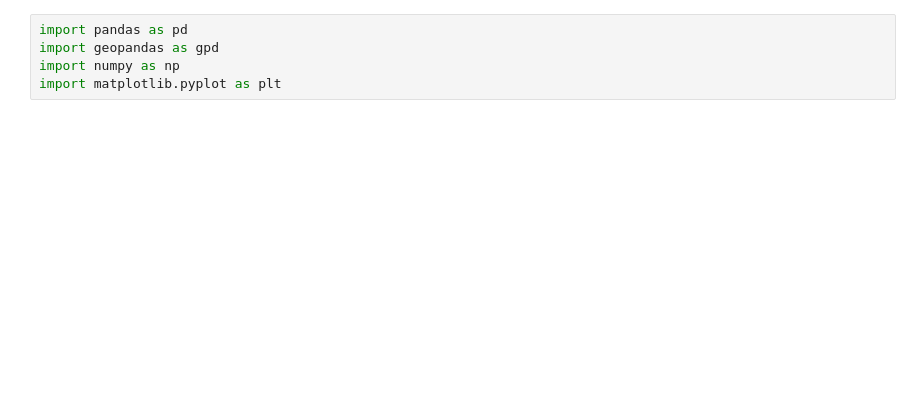
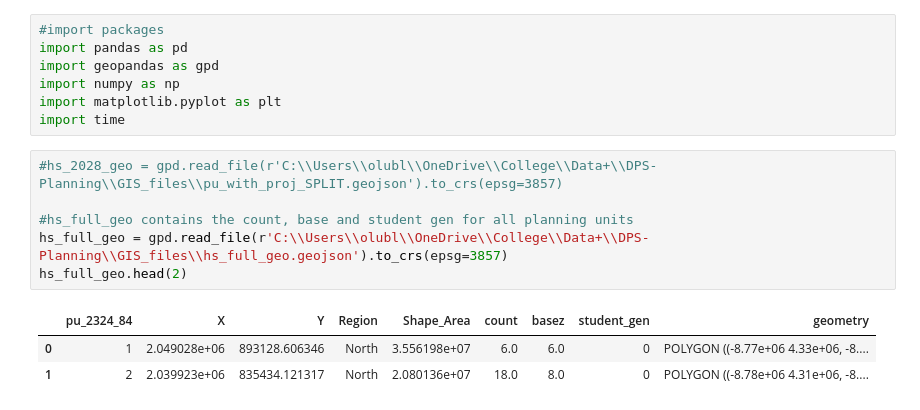
Before and after one commit to olublin/DPS-Planning, a Jupyter notebook: heuristic_add.ipynb, the cells around one changed output. Drawn from its saved outputs; the diff is of its cells as text; blank space fills up the shorter version.

```diff
--- a/heuristic_add.ipynb
+++ b/heuristic_add.ipynb
@@ -1,5 +1,17 @@
 # %%
+#import packages
 import pandas as pd
 import geopandas as gpd
 import numpy as np
 import matplotlib.pyplot as plt
+import time
+# %%
+#hs_2028_geo = gpd.read_file(r'C:\\Users\\olubl\\OneDrive\\College\\Data+\\DPS-Planning\\GIS_files\\pu_with_proj_SPLIT.geojson').to_crs(epsg=3857)
+
+#hs_full_geo contains the count, base and student gen for all planning units
+hs_full_geo = gpd.read_file(r'C:\\Users\\olubl\\OneDrive\\College\\Data+\\DPS-Planning\\GIS_files\\hs_full_geo.geojson').to_crs(epsg=3857)
+hs_full_geo.head(2)
+# %% [output]
+|  | pu_2324_84 | X | Y | Region | Shape_Area | count | basez | student_gen | geometry |
+| 0 | 1 | 2.049028e+06 | 893128.606346 | North | 3.556198e+07 | 6.0 | 6.0 | 0 | POLYGON ((-8.77e+06 4.33e+06, -8.... |
+| 1 | 2 | 2.039923e+06 | 835434.121317 | North | 2.080136e+07 | 18.0 | 8.0 | 0 | POLYGON ((-8.78e+06 4.31e+06, -8.... |
```
Also changed, not shown: parts of 13 cells of this notebook.
